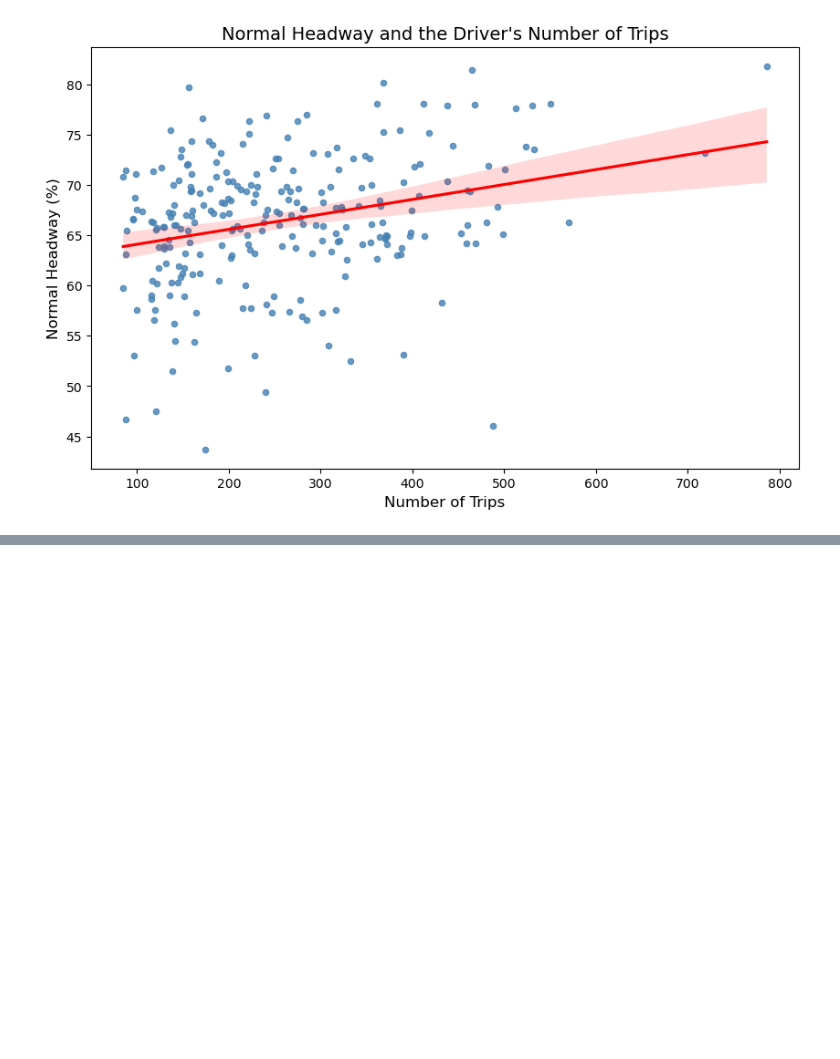
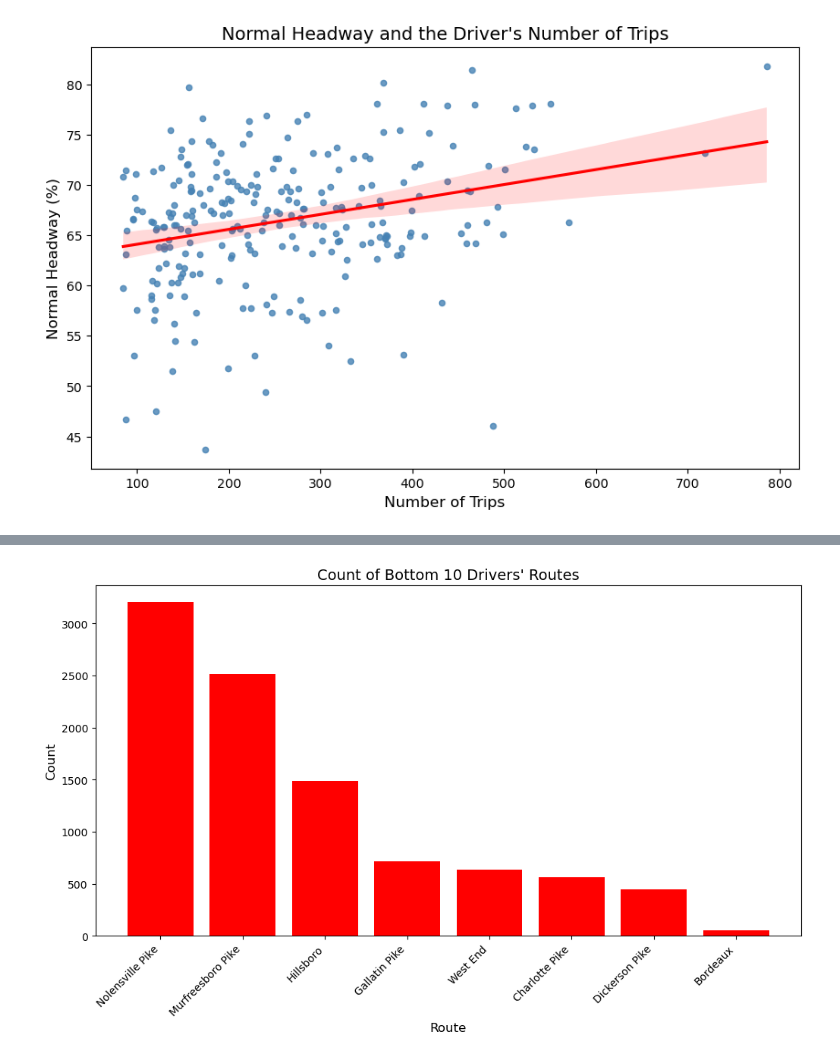
Before and after one commit to NSS-Data-Analytics-Cohort-11/wego-boomers, a Jupyter notebook: notebooks/WeGo.ipynb, the cells around one changed output, grey strips where cells are left out. Cells and saved outputs as stored; diff of their text form; code cells hidden in the pictures; blank space fills up the shorter version.

```diff
--- a/notebooks/WeGo.ipynb
+++ b/notebooks/WeGo.ipynb
@@ -824,0 +815,14 @@ plt.show()
+# %%
+# Plotting bottom 10 drivers' routes
+plt.figure(figsize=(12, 6))
+plt.bar(bottom['ROUTE_ABBR'], bottom['count'], color='Red')
+
+# Fine tuning
+plt.xlabel("Route", fontsize=12)
+plt.ylabel("Count", fontsize=12)
+plt.title("Count of Bottom 10 Drivers' Routes", fontsize=14)
+plt.xticks(rotation=45, ha='right')
+
+plt.show()
+# %% [output]
+[figure, added]
```
Also changed, not shown: parts of 21 cells of this notebook.
